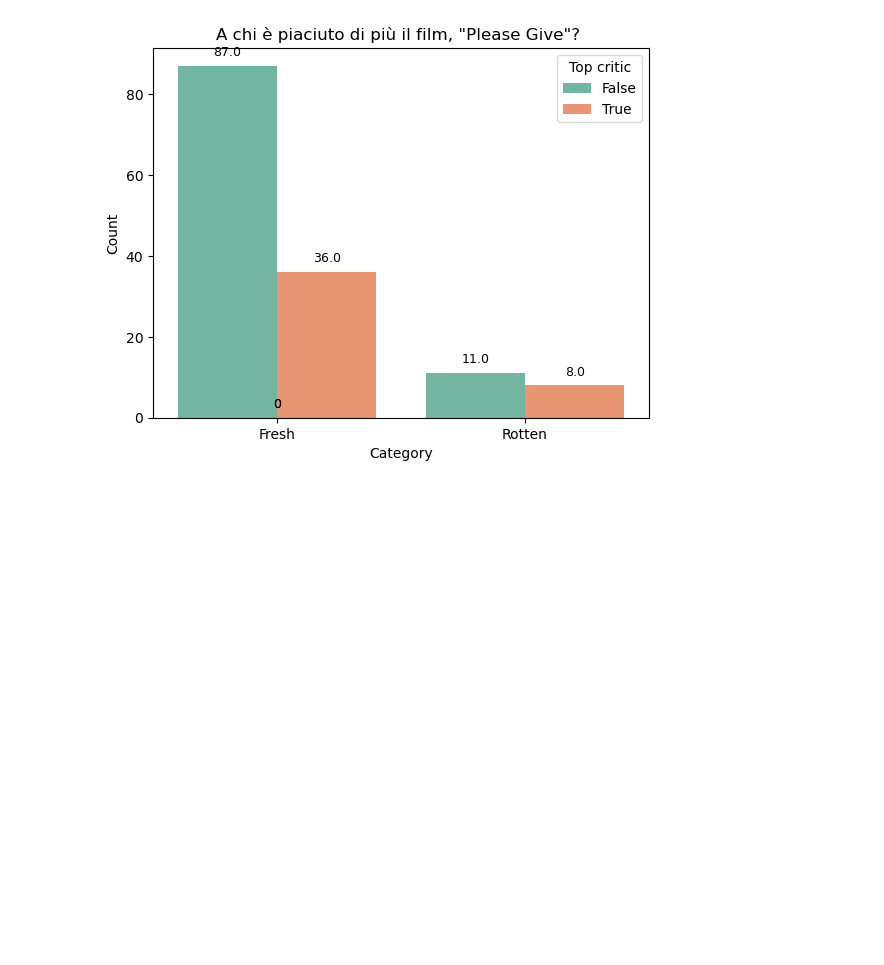
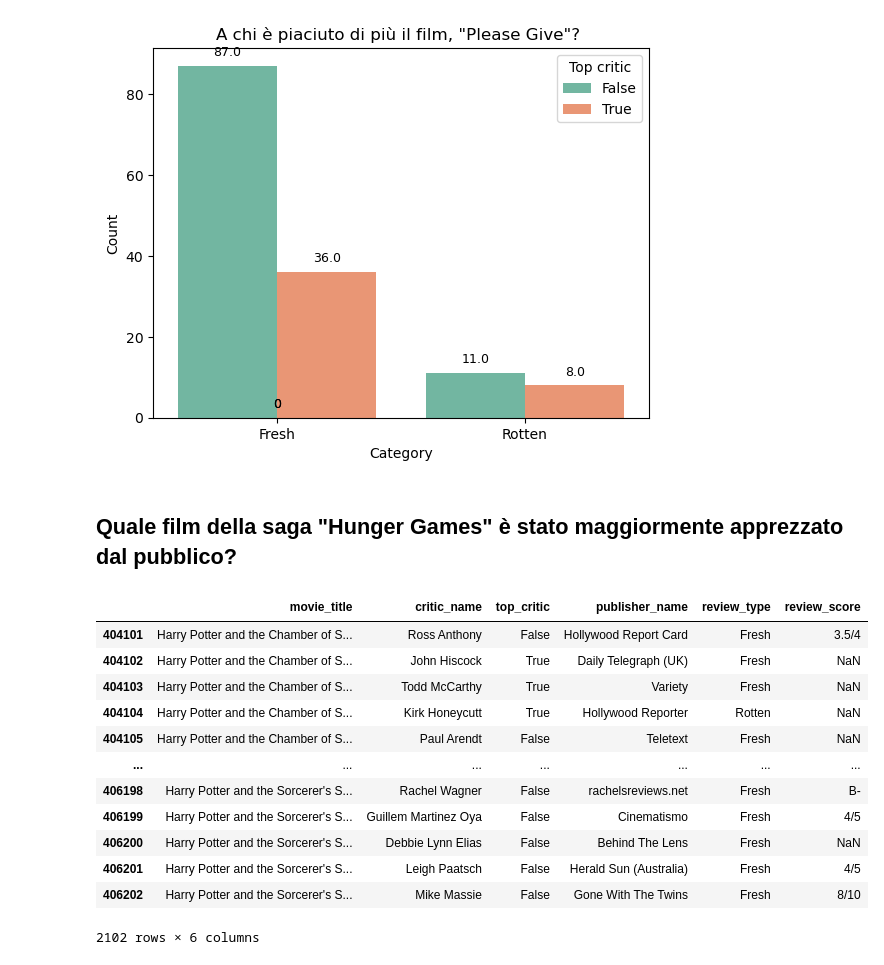
Before and after one commit to RasoFederico/ProgettoIUM-TWEB, a Jupyter notebook: Progetto_IUM/Film.ipynb, the cells around one changed output. Cells and saved outputs as stored; diff of their text form; code cells hidden in the pictures; blank space fills up the shorter version.

```diff
--- a/Progetto_IUM/Film.ipynb
+++ b/Progetto_IUM/Film.ipynb
@@ -88,3 +88,23 @@ add_count_on_bars(ax)
 plt.show()
 # %% [output]
 [figure]
+# %% [markdown]
+## Quale film della saga "Hunger Games" è stato maggiormente apprezzato dal pubblico?
+# %%
+harry_potter_df = reviews_rotten_df[reviews_rotten_df['movie_title'].str.match(r'^Harry Potter\b', na=False)]
+
+harry_potter_df
+# %% [output]
+|  | movie_title | critic_name | top_critic | publisher_name | review_type | review_score |
+| 404101 | Harry Potter and the Chamber of S... | Ross Anthony | False | Hollywood Report Card | Fresh | 3.5/4 |
+| 404102 | Harry Potter and the Chamber of S... | John Hiscock | True | Daily Telegraph (UK) | Fresh | NaN |
+| 404103 | Harry Potter and the Chamber of S... | Todd McCarthy | True | Variety | Fresh | NaN |
+| 404104 | Harry Potter and the Chamber of S... | Kirk Honeycutt | True | Hollywood Reporter | Rotten | NaN |
+| 404105 | Harry Potter and the Chamber of S... | Paul Arendt | False | Teletext | Fresh | NaN |
+| ... | ... | ... | ... | ... | ... | ... |
+| 406198 | Harry Potter and the Sorcerer's S... | Rachel Wagner | False | rachelsreviews.net | Fresh | B- |
+| 406199 | Harry Potter and the Sorcerer's S... | Guillem Martinez Oya | False | Cinematismo | Fresh | 4/5 |
+| 406200 | Harry Potter and the Sorcerer's S... | Debbie Lynn Elias | False | Behind The Lens | Fresh | NaN |
+| 406201 | Harry Potter and the Sorcerer's S... | Leigh Paatsch | False | Herald Sun (Australia) | Fresh | 4/5 |
+| 406202 | Harry Potter and the Sorcerer's S... | Mike Massie | False | Gone With The Twins | Fresh | 8/10 |
+2102 rows × 6 columns
```
Also changed, not shown: parts of 3 cells of this notebook.
